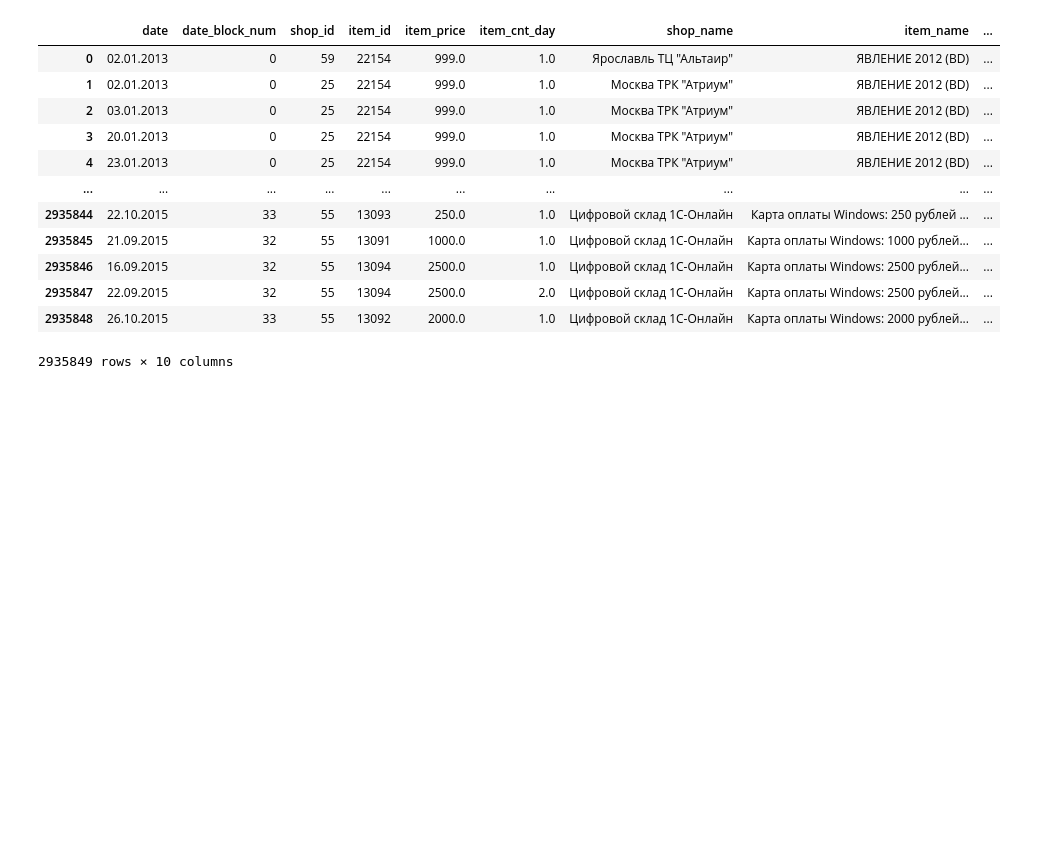
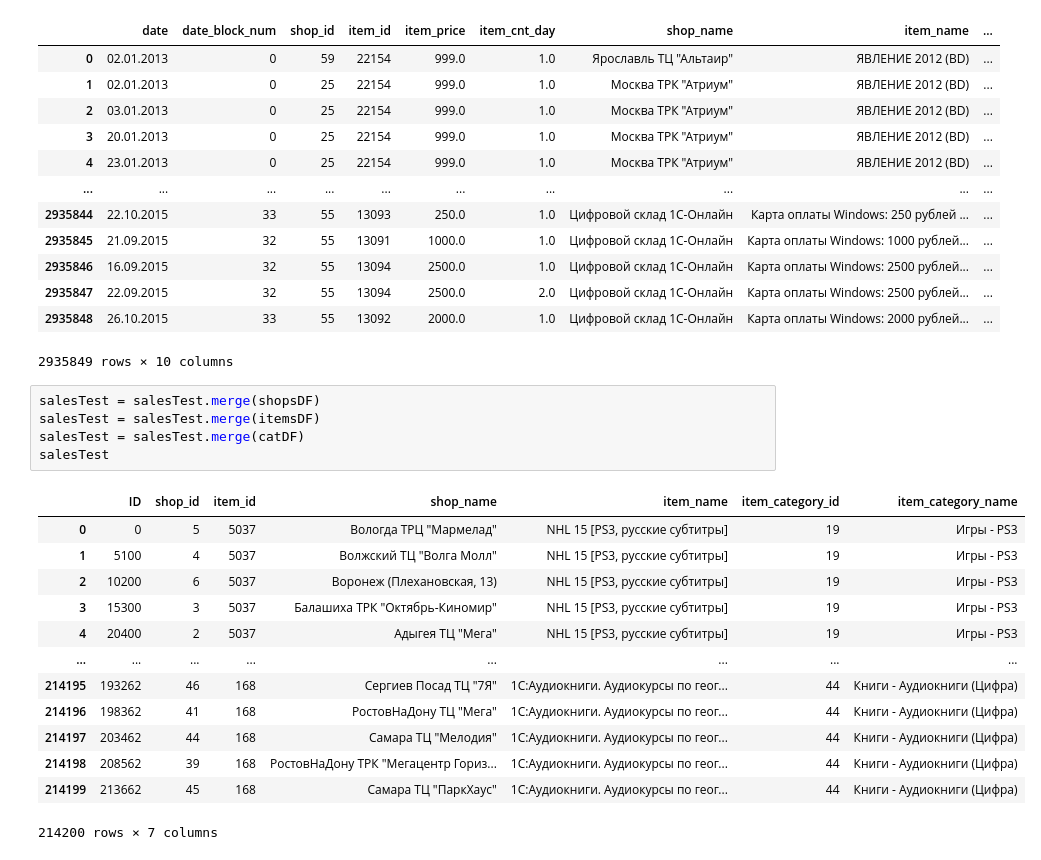
Before and after one commit to borcuttjahns/Kaggle-2021-Sales-Predictions, a Jupyter notebook: Main_NB.ipynb, the cells around one changed output. Cells and saved outputs as stored; diff of their text form; blank space fills up the shorter version.

Commit message:
Update Merge

```diff
--- a/Main_NB.ipynb
+++ b/Main_NB.ipynb
@@ -128,3 +128,22 @@ salesTrain
 | 2935847 | 22.09.2015 | 32 | 55 | 13094 | 2500.0 | 2.0 | Цифровой склад 1С-Онлайн | Карта оплаты Windows: 2500 рублей... | ... |
 | 2935848 | 26.10.2015 | 33 | 55 | 13092 | 2000.0 | 1.0 | Цифровой склад 1С-Онлайн | Карта оплаты Windows: 2000 рублей... | ... |
 2935849 rows × 10 columns
+# %%
+salesTest = salesTest.merge(shopsDF)
+salesTest = salesTest.merge(itemsDF)
+salesTest = salesTest.merge(catDF)
+salesTest
+# %% [output]
+|  | ID | shop_id | item_id | shop_name | item_name | item_category_id | item_category_name |
+| 0 | 0 | 5 | 5037 | Вологда ТРЦ "Мармелад" | NHL 15 [PS3, русские субтитры] | 19 | Игры - PS3 |
+| 1 | 5100 | 4 | 5037 | Волжский ТЦ "Волга Молл" | NHL 15 [PS3, русские субтитры] | 19 | Игры - PS3 |
+| 2 | 10200 | 6 | 5037 | Воронеж (Плехановская, 13) | NHL 15 [PS3, русские субтитры] | 19 | Игры - PS3 |
+| 3 | 15300 | 3 | 5037 | Балашиха ТРК "Октябрь-Киномир" | NHL 15 [PS3, русские субтитры] | 19 | Игры - PS3 |
+| 4 | 20400 | 2 | 5037 | Адыгея ТЦ "Мега" | NHL 15 [PS3, русские субтитры] | 19 | Игры - PS3 |
+| ... | ... | ... | ... | ... | ... | ... | ... |
+| 214195 | 193262 | 46 | 168 | Сергиев Посад ТЦ "7Я" | 1С:Аудиокниги. Аудиокурсы по геог... | 44 | Книги - Аудиокниги (Цифра) |
+| 214196 | 198362 | 41 | 168 | РостовНаДону ТЦ "Мега" | 1С:Аудиокниги. Аудиокурсы по геог... | 44 | Книги - Аудиокниги (Цифра) |
+| 214197 | 203462 | 44 | 168 | Самара ТЦ "Мелодия" | 1С:Аудиокниги. Аудиокурсы по геог... | 44 | Книги - Аудиокниги (Цифра) |
+| 214198 | 208562 | 39 | 168 | РостовНаДону ТРК "Мегацентр Гориз... | 1С:Аудиокниги. Аудиокурсы по геог... | 44 | Книги - Аудиокниги (Цифра) |
+| 214199 | 213662 | 45 | 168 | Самара ТЦ "ПаркХаус" | 1С:Аудиокниги. Аудиокурсы по геог... | 44 | Книги - Аудиокниги (Цифра) |
+214200 rows × 7 columns
```
